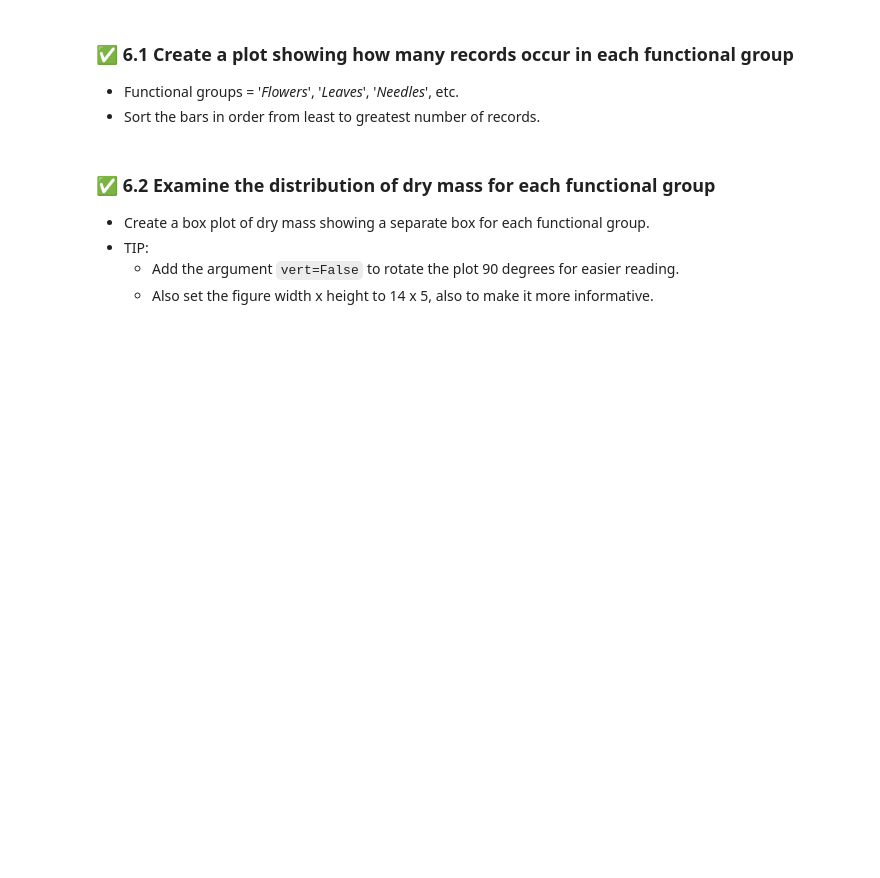
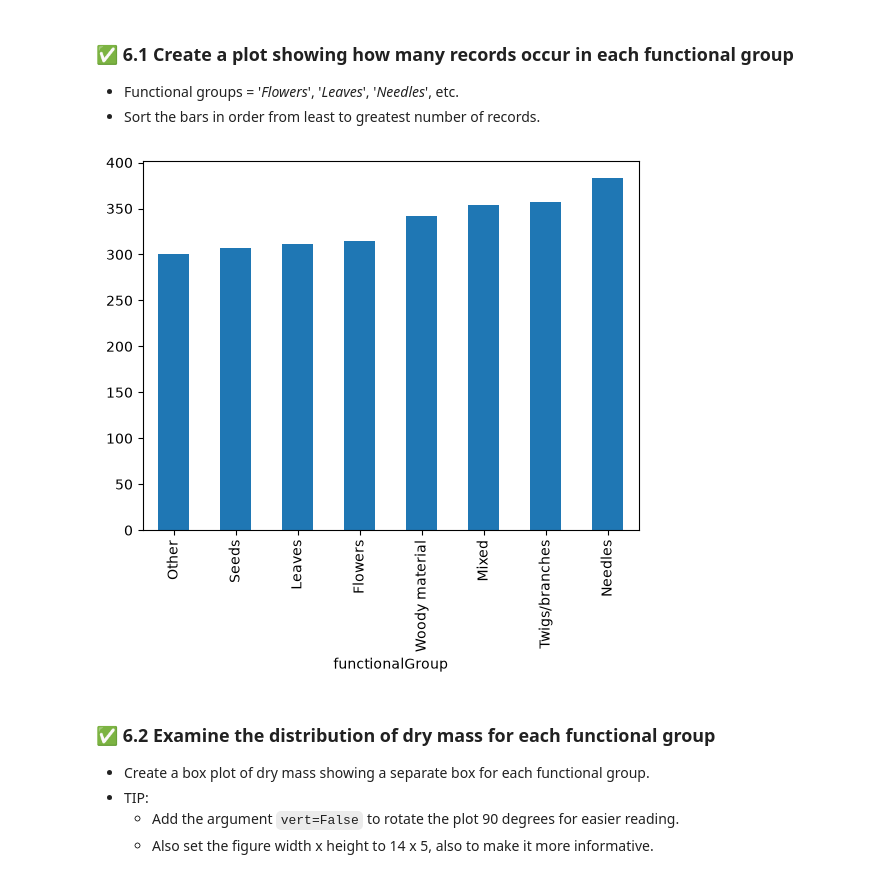
Before and after one commit to Sophiacyt/ENV700, a Jupyter notebook: Assignments/st570_A3-Data-Exploration.ipynb, the cells around one changed output. Saved outputs shown, nothing was run; the diff lists cells and outputs as text; code cells hidden in the pictures; blank space fills up the shorter version.

Commit message:
functional group plot

```diff
--- a/Assignments/st570_A3-Data-Exploration.ipynb
+++ b/Assignments/st570_A3-Data-Exploration.ipynb
@@ -328,6 +328,10 @@ print(Litter_complete["dryMass"].mean())
 ### ✅ 6.1 Create a plot showing how many records occur in each functional group
 * Functional groups = '*Flowers*', '*Leaves*', '*Needles*', etc.
 * Sort the bars in order from least to greatest number of records.
+# %%
+Litter_complete["functionalGroup"].value_counts().sort_values().plot(kind="bar");
+# %% [output]
+[figure, added]
 # %% [markdown]
 ### ✅ 6.2 Examine the distribution of dry mass for each functional group
 * Create a box plot of dry mass showing a separate box for each functional group.
```
